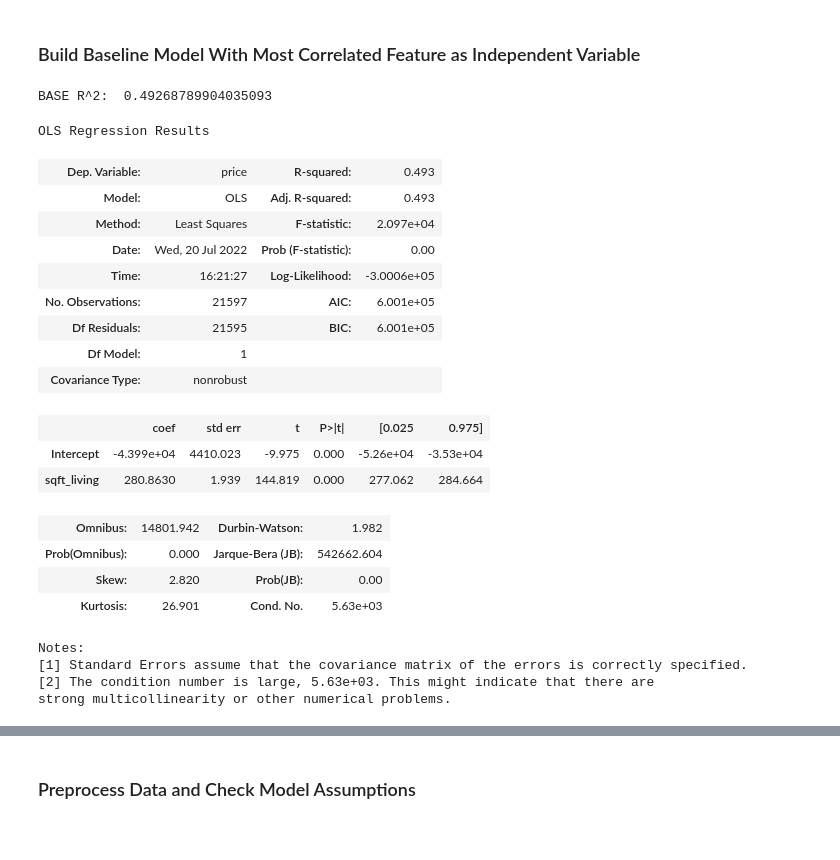
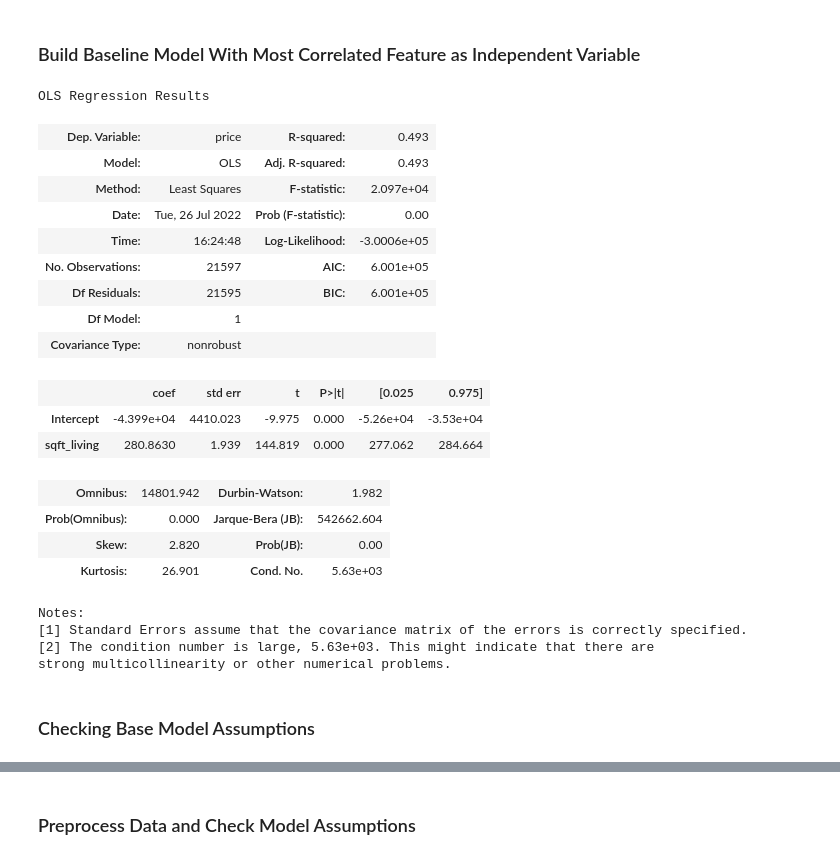
Before and after one commit to ntdoris/dsc-phase-2-project-v2-3, a Jupyter notebook: student.ipynb, the cells around one changed output, grey strips where cells are left out. Cells and saved outputs as stored; diff of their text form; code cells hidden in the pictures.

Commit message:
tweaking second model

```diff
--- a/student.ipynb
+++ b/student.ipynb
@@ -158,11 +163,11 @@ Name: yr_renovated, Length: 70, dtype: int64
 # %% [markdown]
 While there aren't many missing values, a significant number of houses have no view, are not waterfront, or have a 0 value for year renovated. I am inclined not to include these variables in the model as very few houses are impacted by these metrics. Nonetheless, I will perform some feature engineering so that I can see how they impact the model.
 # %%
-X['yr_renovated'][X['yr_renovated'] == 0] = 'N/A'
-X['yr_renovated'][X['yr_renovated'].isna()] = 'N/A'
-set(X['yr_renovated'])
+X['yr_renovated'][X['yr_renovated'] == 0] = 'NA'
+X['yr_renovated'][X['yr_renovated'].isna()] = 'NA'
+print(set(X['yr_renovated']))
 
 #[f(x) if condition else g(x) for x in sequence]
-X['renovated'] = [False if house=='N/A' else True for house in X['yr_renovated']]
+X['renovated'] = [False if house=='NA' else True for house in X['yr_renovated']]
 sum(X['renovated'])
 # %% [output]
@@ -174,5 +180,5 @@ See the caveats in the documentation: https://pandas.pydata.org/pandas-docs/stab
 # %%
-X['view'][X['view'].isna()] = 'N/A'
+X['view'][X['view'].isna()] = 'NA'
 set(X['view'])
 # %% [output]
 A value is trying to be set on a copy of a slice from a DataFrame
@@ -183,5 +189,5 @@ See the caveats in the documentation: https://pandas.pydata.org/pandas-docs/stab
 # %%
-X['waterfront'][X['waterfront'].isna()] = 'N/A'
+X['waterfront'][X['waterfront'].isna()] = 'NA'
 X['waterfront'].value_counts()
 # %% [output]
 A value is trying to be set on a copy of a slice from a DataFrame
@@ -243,0 +250,3 @@ set(X['condition']) # this looks good to go
+# %%
+X['condition'][X['condition']=='Very Good'] = 'VeryGood'
+set(X['condition'])
@@ -286,29 +321,21 @@ ax.set_title("Most Correlated Feature vs. Price");
 [figure]
 # %% [markdown]
 ### Build Baseline Model With Most Correlated Feature as Independent Variable
-# %%
-X_base = X[[most_correlated_feature]]
-base_model = LinearRegression()
-base_model.fit(X_base, y)
-print("BASE R^2: ", str(base_model.score(X_base, y)))
-# %% [output]
-BASE R^2:  0.49268789904035093
 # %%
 outcome = 'price'
 data_ols = pd.concat([X, y], axis=1)
 predictors = 'sqft_living'
-#pred_sum = '+'.join(predictors.columns)
 formula = outcome + '~' + predictors
 
-model = ols(formula=formula, data=data_ols).fit()
-model.summary()
+base_model = ols(formula=formula, data=data_ols).fit()
+base_model.summary()
 # %% [output]
 OLS Regression Results
 | Dep. Variable: | price | R-squared: | 0.493 |
 | Model: | OLS | Adj. R-squared: | 0.493 |
 | Method: | Least Squares | F-statistic: | 2.097e+04 |
-| Date: | Wed, 20 Jul 2022 | Prob (F-statistic): | 0.00 |
-| Time: | 16:21:27 | Log-Likelihood: | -3.0006e+05 |
+| Date: | Tue, 26 Jul 2022 | Prob (F-statistic): | 0.00 |
+| Time: | 16:24:48 | Log-Likelihood: | -3.0006e+05 |
 | No. Observations: | 21597 | AIC: | 6.001e+05 |
 | Df Residuals: | 21595 | BIC: | 6.001e+05 |
 | Df Model: | 1 |  |  |
@@ -324,3 +351,5 @@ Notes:
 [1] Standard Errors assume that the covariance matrix of the errors is correctly specified.
 [2] The condition number is large, 5.63e+03. This might indicate that there are
 strong multicollinearity or other numerical problems.
+# %% [markdown]
+### Checking Base Model Assumptions
```
Also changed, not shown: parts of 44 cells of this notebook.
